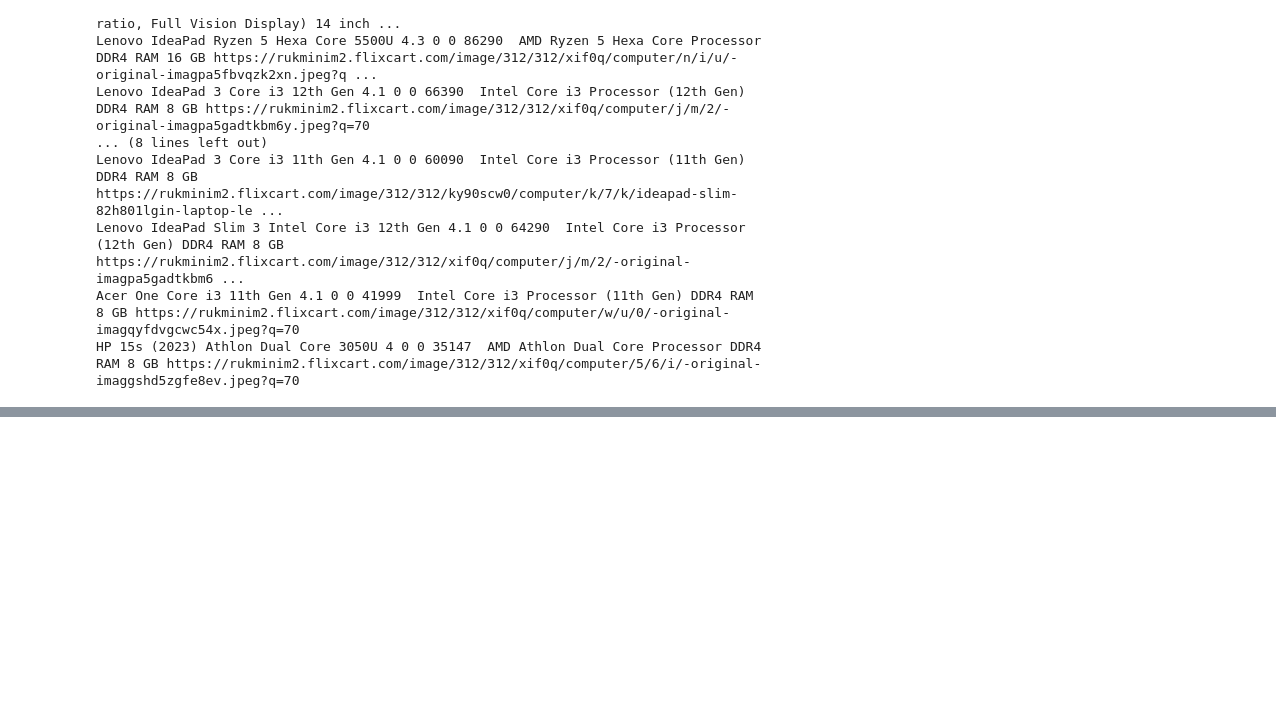
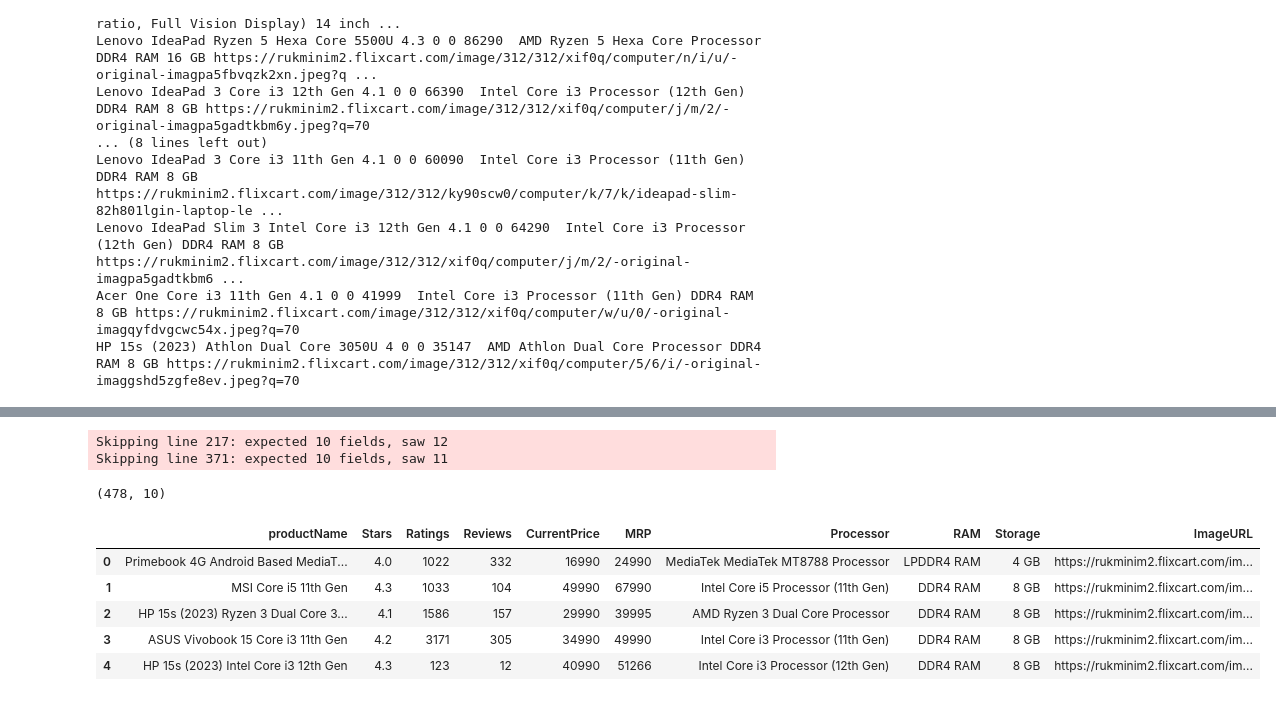
Before and after one commit to iamanuja/python-notes, a Jupyter notebook: Scraping.ipynb, the cells around one changed output, grey strips where cells are left out. Saved outputs shown, nothing was run; the diff lists cells and outputs as text; code cells hidden in the pictures; blank space fills up the shorter version.

```diff
--- a/Scraping.ipynb
+++ b/Scraping.ipynb
@@ -847,0 +784,18 @@ https://www.flipkart.com/laptops/~laptops-under-rs50000/pr?sid=6bo%2Cb5g&page=20
+# %%
+df=pd.read_csv(r"laptop_info_all.csv" , on_bad_lines = 'warn')
+# %% [output]
+Skipping line 217: expected 10 fields, saw 12
+Skipping line 371: expected 10 fields, saw 11
+# %%
+df.shape #  :) done extracted 478 out of 480
+# %% [output]
+(478, 10)
+# %%
+df.head()
+# %% [output]
+|  | productName | Stars | Ratings | Reviews | CurrentPrice | MRP | Processor | RAM | Storage | ImageURL |
+| 0 | Primebook 4G Android Based MediaT... | 4.0 | 1022 | 332 | 16990 | 24990 | MediaTek MediaTek MT8788 Processor | LPDDR4 RAM | 4 GB | https://rukminim2.flixcart.com/im... |
+| 1 | MSI Core i5 11th Gen | 4.3 | 1033 | 104 | 49990 | 67990 | Intel Core i5 Processor (11th Gen) | DDR4 RAM | 8 GB | https://rukminim2.flixcart.com/im... |
+| 2 | HP 15s (2023) Ryzen 3 Dual Core 3... | 4.1 | 1586 | 157 | 29990 | 39995 | AMD Ryzen 3 Dual Core Processor | DDR4 RAM | 8 GB | https://rukminim2.flixcart.com/im... |
+| 3 | ASUS Vivobook 15 Core i3 11th Gen | 4.2 | 3171 | 305 | 34990 | 49990 | Intel Core i3 Processor (11th Gen) | DDR4 RAM | 8 GB | https://rukminim2.flixcart.com/im... |
+| 4 | HP 15s (2023) Intel Core i3 12th Gen | 4.3 | 123 | 12 | 40990 | 51266 | Intel Core i3 Processor (12th Gen) | DDR4 RAM | 8 GB | https://rukminim2.flixcart.com/im... |
```
Also changed, not shown: parts of 56 cells of this notebook.
